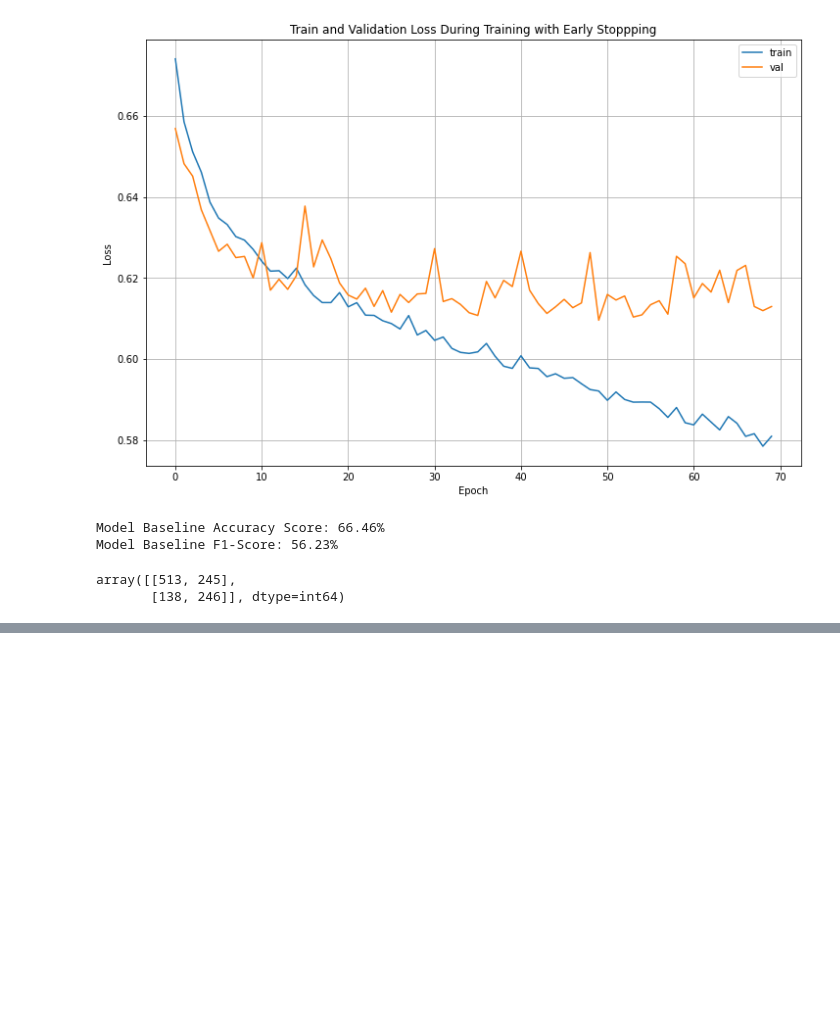
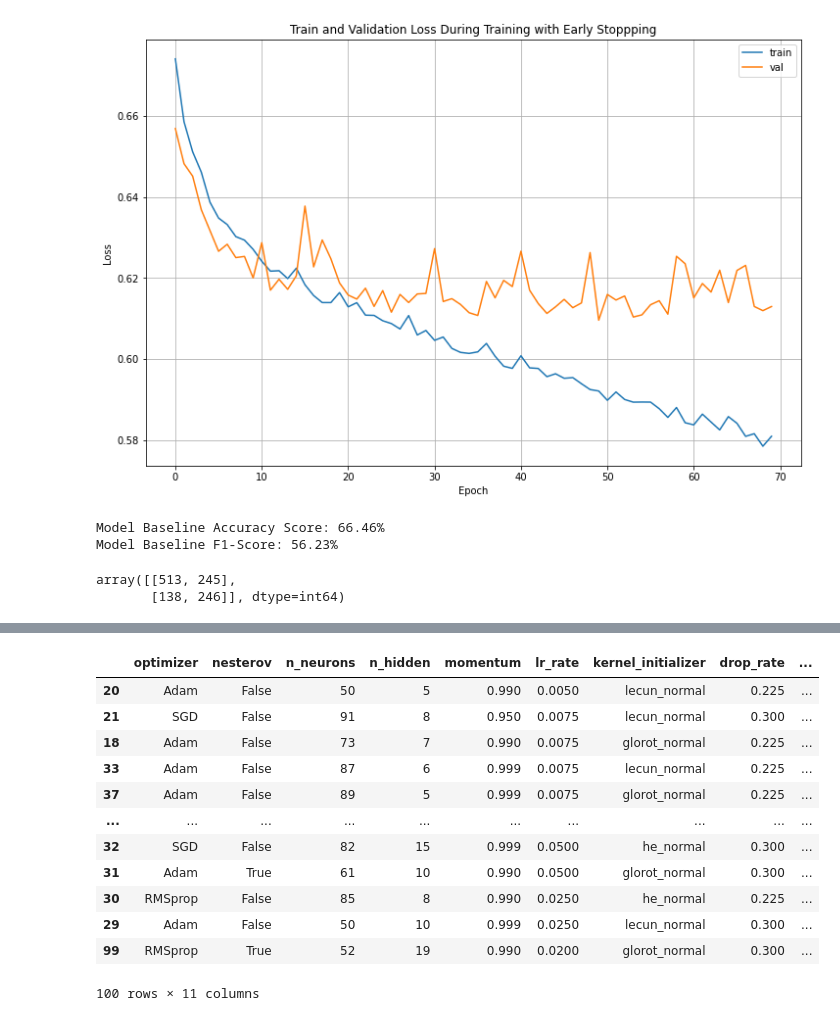
Before and after one commit to AustinYunker/Twitter-Prediction, a Jupyter notebook: Word2Vec Models.ipynb, the cells around one changed output, grey strips where cells are left out. Saved outputs shown, nothing was run; the diff lists cells and outputs as text; code cells hidden in the pictures; blank space fills up the shorter version.

Commit message:
Finished Hyperparam tuning

```diff
--- a/Word2Vec Models.ipynb
+++ b/Word2Vec Models.ipynb
@@ -317,0 +498,36 @@ array([[513, 245],
+# %%
+#Grid of hyperparameters to search through
+param_distribs = {
+    "n_hidden": np.arange(5, 20),
+    "n_neurons": np.arange(50, 100),
+    "drop_rate" : [0.20, 0.225, 0.25, 0.275, 0.30],
+    "lr_rate" : [.005, .0075, 0.09, .01, 0.02, .025, .05, .075, .1 ],
+    "activation": ["relu", "elu", "selu"],
+    "kernel_initializer" : ["glorot_normal", "he_normal", "lecun_normal"],
+    "optimizer" : ["SGD", "Adam","RMSprop"],
+    "momentum" : [0.95, 0.99, 0.999, 0.9999],
+    "nesterov" : [True, False]
+    }
+
+#Number of models to consider
+num_models = 100
+param_list = list(ParameterSampler(param_distribs, n_iter = num_models))
+# %%
+%%time
+
+val_f1_score = []
+batch = []
+count = 1
+early = keras.callbacks.EarlyStopping(monitor='val_loss', mode='min', verbose=0, patience = 5)
+
+for params in param_list:
+    model = build_model(**params)
+    batch_size = np.random.choice([32, 64])
+    history = model.fit(X_train, y_train, validation_split=.2, epochs=50, batch_size=batch_size, verbose=0, callbacks = [early])
+    batch.append(batch_size)
+    min_val_index = np.argmax(history.history["val_accuracy"])
+    min_val = history.history["val_accuracy"][min_val_index]
+    val_f1_score.append(min_val)
+    if count % 10 == 0:
+        print(f"Done with {count} of {num_models}")
+    count += 1
@@ -317,0 +546,21 @@ array([[513, 245],
+# %%
+#Save the results in a dataframe
+model_param_df = pd.DataFrame(param_list)
+model_param_df["Batch Size"] = batch
+model_param_df["Validation Accuracy"] = val_f1_score
+#Rank the results by the validation f1
+model_param_df.sort_values(by="Validation Accuracy", ascending = False)
+# %% [output]
+|  | optimizer | nesterov | n_neurons | n_hidden | momentum | lr_rate | kernel_initializer | drop_rate | ... |
+| 20 | Adam | False | 50 | 5 | 0.990 | 0.0050 | lecun_normal | 0.225 | ... |
+| 21 | SGD | False | 91 | 8 | 0.950 | 0.0075 | lecun_normal | 0.300 | ... |
+| 18 | Adam | False | 73 | 7 | 0.990 | 0.0075 | glorot_normal | 0.225 | ... |
+| 33 | Adam | False | 87 | 6 | 0.999 | 0.0075 | lecun_normal | 0.225 | ... |
+| 37 | Adam | False | 89 | 5 | 0.999 | 0.0075 | glorot_normal | 0.225 | ... |
+| ... | ... | ... | ... | ... | ... | ... | ... | ... | ... |
+| 32 | SGD | False | 82 | 15 | 0.999 | 0.0500 | he_normal | 0.300 | ... |
+| 31 | Adam | True | 61 | 10 | 0.990 | 0.0500 | glorot_normal | 0.300 | ... |
+| 30 | RMSprop | False | 85 | 8 | 0.990 | 0.0250 | he_normal | 0.225 | ... |
+| 29 | Adam | False | 50 | 10 | 0.999 | 0.0250 | lecun_normal | 0.300 | ... |
+| 99 | RMSprop | True | 52 | 19 | 0.990 | 0.0200 | glorot_normal | 0.300 | ... |
+100 rows × 11 columns
```
Also changed, not shown: parts of 18 cells of this notebook.
